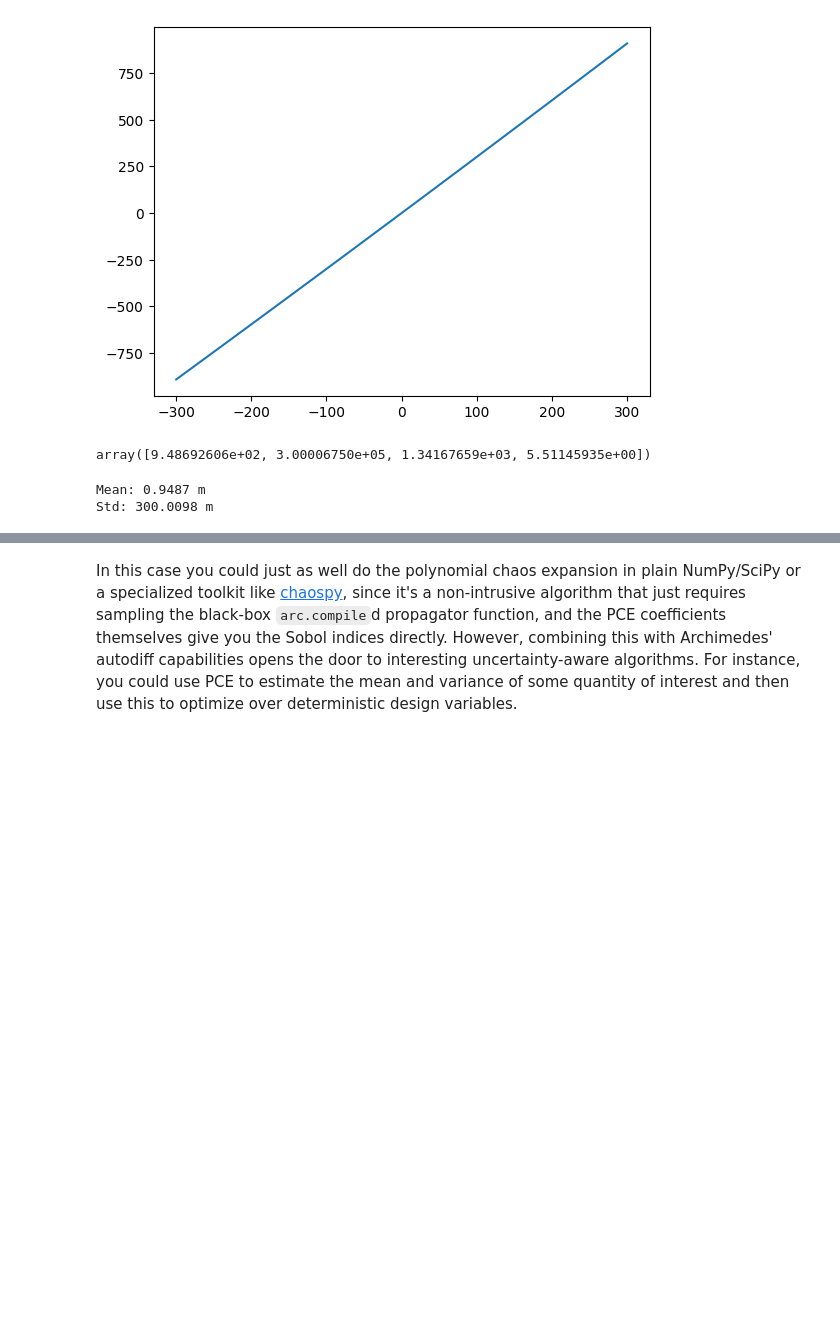
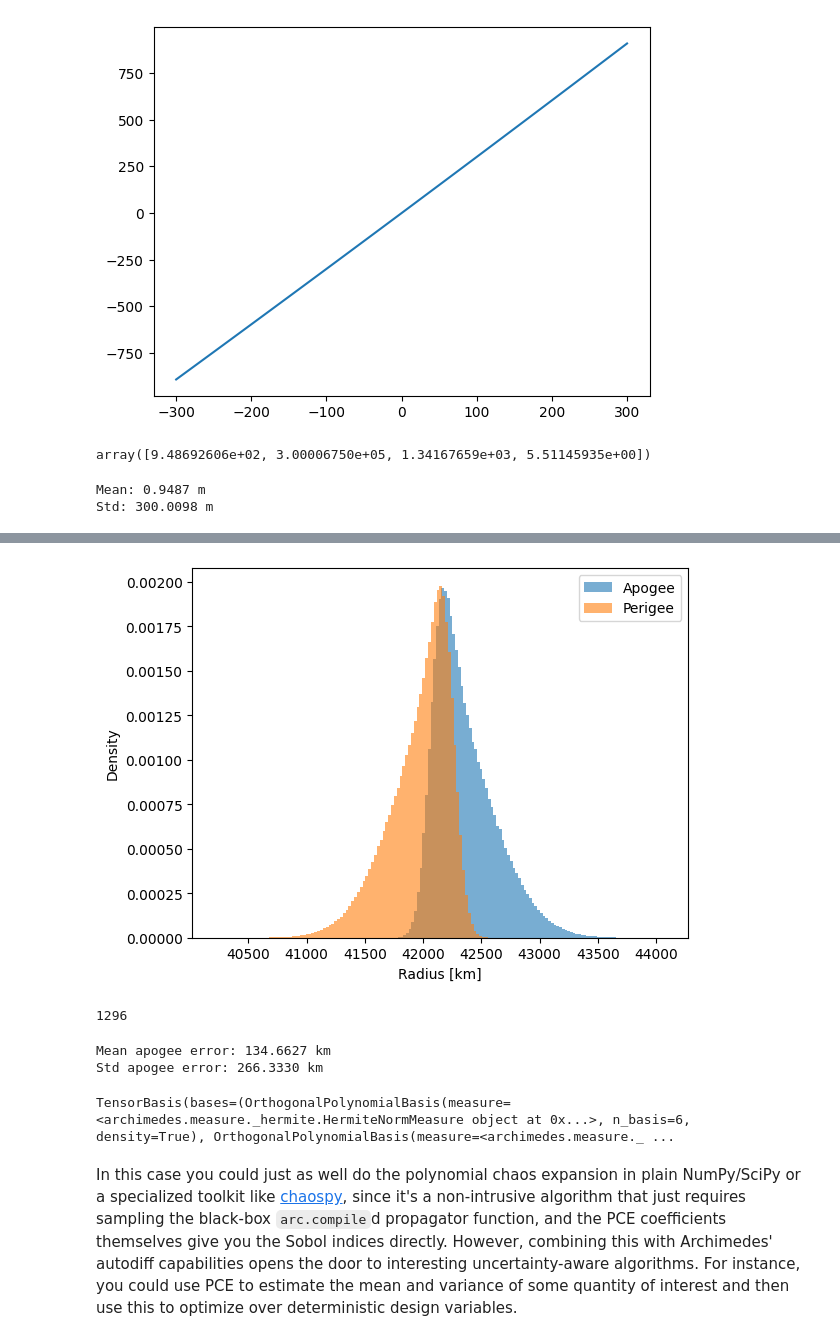
Before and after one commit to PineTreeLabs/archimedes, a Jupyter notebook: docs/source/tutorials/approximation/pce.ipynb, the cells around one changed output, grey strips where cells are left out. Drawn from its saved outputs; the diff is of its cells as text; code cells hidden in the pictures; blank space fills up the shorter version.

```diff
--- a/docs/source/tutorials/approximation/pce.ipynb
+++ b/docs/source/tutorials/approximation/pce.ipynb
@@ -282,0 +356,10 @@ Std: 300.0098 m
+# %%
+import matplotlib.pyplot as plt
+plt.hist(r_a_samples / 1e3, bins=100, density=True, alpha=0.6, label="Apogee")
+plt.hist(r_p_samples / 1e3, bins=100, density=True, alpha=0.6, label="Perigee")
+plt.legend()
+plt.xlabel("Radius [km]")
+plt.ylabel("Density")
+plt.show()
+# %% [output]
+[figure, added]
@@ -283,3 +403,17 @@ Std: 300.0098 m
+# %%
+len(f_pce.coefficients)
+# %% [output]
+1296
+# %%
+print(f"Mean apogee error: {(f_pce.coefficients[0] - r_a0) / 1e3:.4f} km")
+print(f"Std apogee error: {np.sqrt(np.sum(f_pce.coefficients[1:]**2)) / 1e3:.4f} km")
+# %% [output]
+Mean apogee error: 134.6627 km
+Std apogee error: 266.3330 km
+# %%
+basis
+# %% [output]
+TensorBasis(bases=(OrthogonalPolynomialBasis(measure=<archimedes.measure._hermite.HermiteNormMeasure object at 0x...>, n_basis=6, density=True), OrthogonalPolynomialBasis(measure=<archimedes.measure._ ...
 # %% [markdown]
 In this case you could just as well do the polynomial chaos expansion in plain NumPy/SciPy or a specialized toolkit like [chaospy](https://chaospy.readthedocs.io/en/master/), since it's a non-intrusive algorithm that just requires sampling the black-box `arc.compile`d propagator function, and the PCE coefficients themselves give you the Sobol indices directly.
 However, combining this with Archimedes' autodiff capabilities opens the door to interesting uncertainty-aware algorithms.
```
Also changed, not shown: parts of 18 cells of this notebook, 9 other files.
